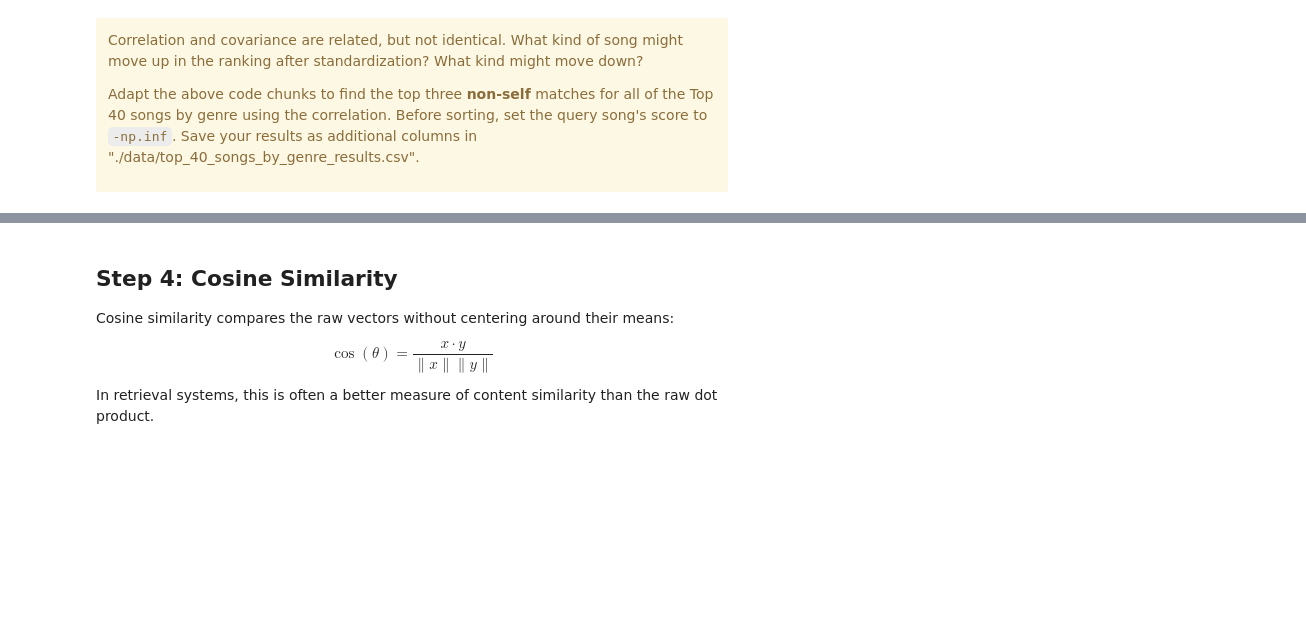
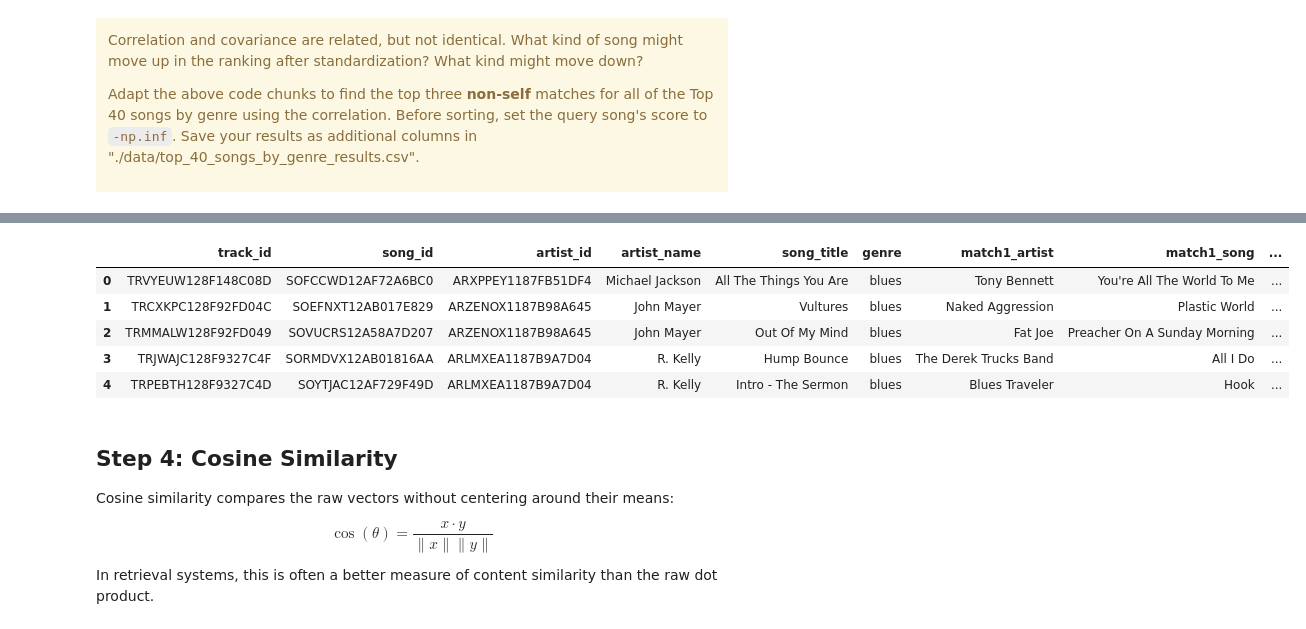
Before and after one commit to ae-phillips/uu_vectors_and_matrices, a Jupyter notebook: Thursday Lab/lab_01.ipynb, the cells around one changed output, grey strips where cells are left out. Cells and saved outputs as stored; diff of their text form; code cells hidden in the pictures; blank space fills up the shorter version.

```diff
--- a/Thursday Lab/lab_01.ipynb
+++ b/Thursday Lab/lab_01.ipynb
@@ -393,3 +442,55 @@ Adapt the above code chunks to find the top three **non-self** matches for all o
+# %%
+corr_top_results = top_40.copy()
+
+for i in range(len(top_40)):
+    song_id = top_40.iloc[i]["song_id"]
+    song_index = songs[songs["song_id"] == song_id].index[0]
+    song_vector = X[song_index]
+
+    song_centered = song_vector - song_vector.mean()
+    X_centered = X - X.mean(axis=1, keepdims=True)
+    centered_top_scores = X_centered @ song_centered
+
+    top_covariance_scores = centered_top_scores / X.shape[1]
+    song_std = song_vector.std()
+    X_std = X.std(axis=1)
+    denom = X_std * song_std
+
+    corr_top_scores = np.divide(
+    top_covariance_scores,
+    denom,
+    out=np.zeros_like(top_covariance_scores),
+    where=denom != 0,)
+
+
+    corr_top_scores[song_index] = -np.inf
+    corr_top_indices = np.argsort(corr_top_scores)[::-1][:3]
+    corr_top_scores = corr_top_scores[corr_top_indices]
+
+    corr_top_results.loc[i, "match1_artist"] = songs.iloc[corr_top_indices[0]]["artist_name"]
+    corr_top_results.loc[i, "match1_song"] = songs.iloc[corr_top_indices[0]]["song_title"]
+    corr_top_results.loc[i, "match1_genre"] = songs.iloc[corr_top_indices[0]]["genre"]
+    corr_top_results.loc[i, "match1_score"] = corr_top_scores[0]
+
+    corr_top_results.loc[i, "match2_artist"] = songs.iloc[corr_top_indices[1]]["artist_name"]
+    corr_top_results.loc[i, "match2_song"] = songs.iloc[corr_top_indices[1]]["song_title"]
+    corr_top_results.loc[i, "match2_genre"] = songs.iloc[corr_top_indices[1]]["genre"]
+    corr_top_results.loc[i, "match2_score"] = corr_top_scores[1]
+
+    corr_top_results.loc[i, "match3_artist"] = songs.iloc[corr_top_indices[2]]["artist_name"]
+    corr_top_results.loc[i, "match3_song"] = songs.iloc[corr_top_indices[2]]["song_title"]
+    corr_top_results.loc[i, "match3_genre"] = songs.iloc[corr_top_indices[2]]["genre"]
+    corr_top_results.loc[i, "match3_score"] = corr_top_scores[2]
+
+
+corr_top_results.head()
+# %% [output]
+|  | track_id | song_id | artist_id | artist_name | song_title | genre | match1_artist | match1_song | ... |
+| 0 | TRVYEUW128F148C08D | SOFCCWD12AF72A6BC0 | ARXPPEY1187FB51DF4 | Michael Jackson | All The Things You Are | blues | Tony Bennett | You're All The World To Me | ... |
+| 1 | TRCXKPC128F92FD04C | SOEFNXT12AB017E829 | ARZENOX1187B98A645 | John Mayer | Vultures | blues | Naked Aggression | Plastic World | ... |
+| 2 | TRMMALW128F92FD049 | SOVUCRS12A58A7D207 | ARZENOX1187B98A645 | John Mayer | Out Of My Mind | blues | Fat Joe | Preacher On A Sunday Morning | ... |
+| 3 | TRJWAJC128F9327C4F | SORMDVX12AB01816AA | ARLMXEA1187B9A7D04 | R. Kelly | Hump Bounce | blues | The Derek Trucks Band | All I Do | ... |
+| 4 | TRPEBTH128F9327C4D | SOYTJAC12AF729F49D | ARLMXEA1187B9A7D04 | R. Kelly | Intro - The Sermon | blues | Blues Traveler | Hook | ... |
 # %% [markdown]
 ## Step 4: Cosine Similarity
 
```
Also changed, not shown: parts of 18 cells of this notebook.
